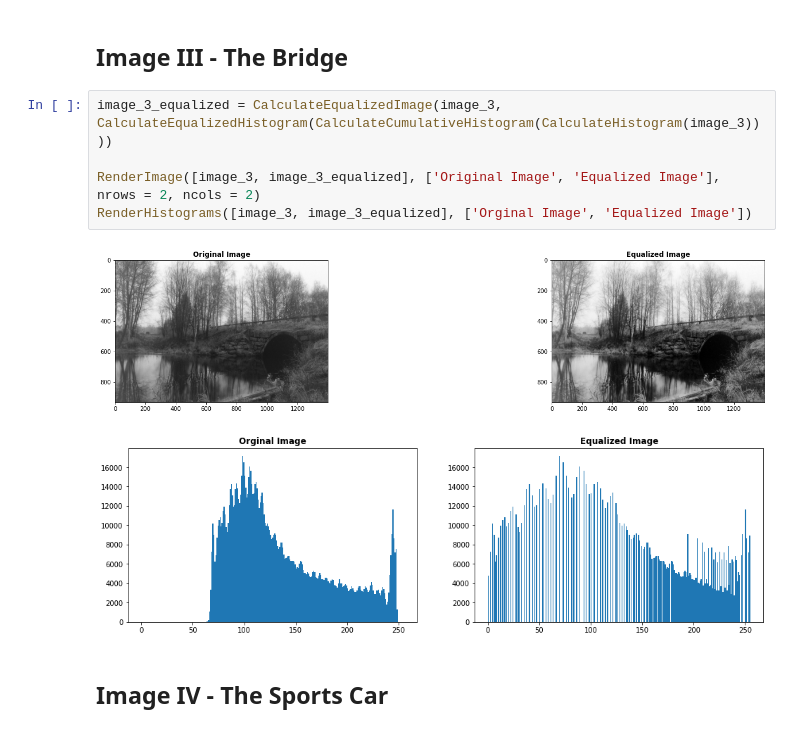
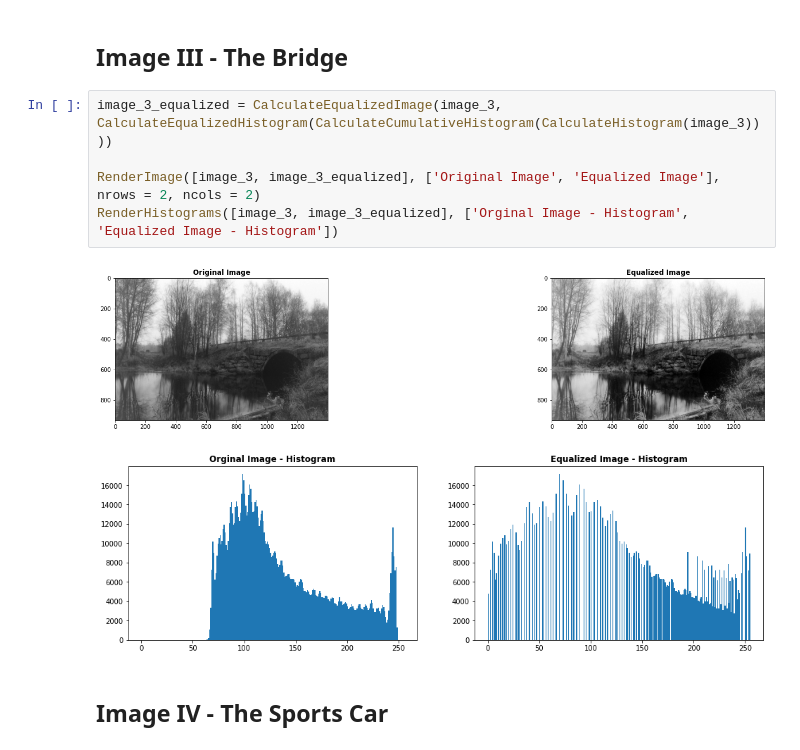
Before and after one commit to Ote-Leo/Guc-Courses, a Jupyter notebook: Computer-Vision/Computer-Vision-Assignment-3/main.ipynb, the cells around one changed output. Cells and saved outputs as stored; diff of their text form.

```diff
--- a/Computer-Vision/Computer-Vision-Assignment-3/main.ipynb
+++ b/Computer-Vision/Computer-Vision-Assignment-3/main.ipynb
@@ -158,11 +158,11 @@ RenderHistograms([image_2, image_2_equalized], ['Orginal Image', 'Equalized Imag
 # %%
 image_3_equalized = CalculateEqualizedImage(image_3, CalculateEqualizedHistogram(CalculateCumulativeHistogram(CalculateHistogram(image_3))))
 
 RenderImage([image_3, image_3_equalized], ['Original Image', 'Equalized Image'], nrows = 2, ncols = 2)
-RenderHistograms([image_3, image_3_equalized], ['Orginal Image', 'Equalized Image'])
+RenderHistograms([image_3, image_3_equalized], ['Orginal Image - Histogram', 'Equalized Image - Histogram'])
 # %% [output]
 [figure]
-[figure, old version]
+[figure, new version]
 # %% [markdown]
 ## Image IV - The Sports Car
 # %%
```
Also changed, not shown: parts of 4 cells of this notebook.
